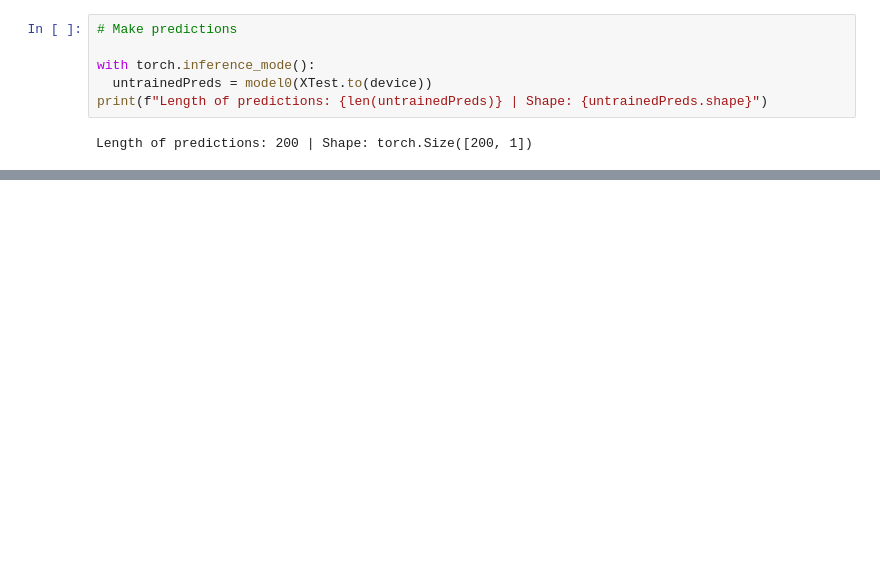
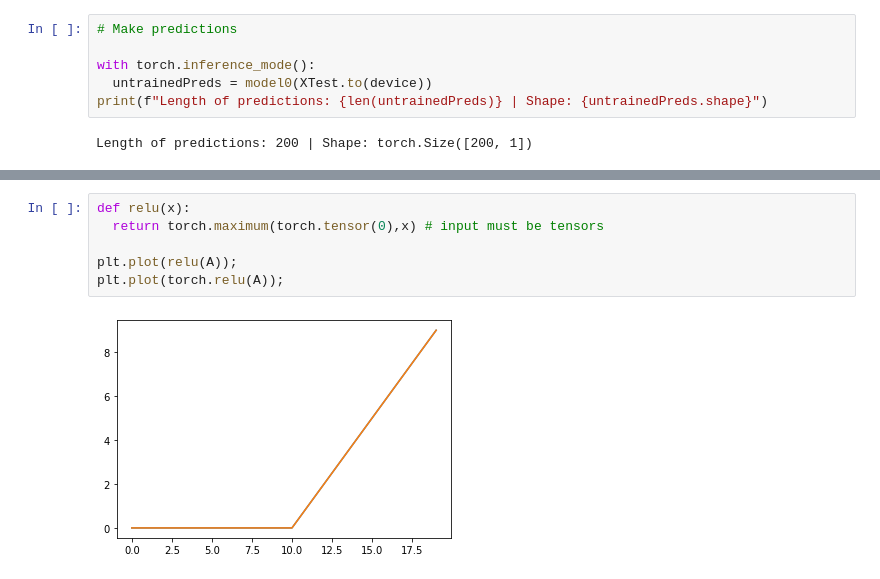
Before and after one commit to smbonilla/learningPyTorch, a Jupyter notebook: 02_pyTorchNeuralNetworkClassification.ipynb, the cells around one changed output, grey strips where cells are left out. Drawn from its saved outputs; the diff is of its cells as text; blank space fills up the shorter version.

```diff
--- a/02_pyTorchNeuralNetworkClassification.ipynb
+++ b/02_pyTorchNeuralNetworkClassification.ipynb
@@ -185,0 +691,8 @@ lossFn = nn.BCEWithLogitsLoss() # BSEWithLogitsLoss = sigmoid activation functio
+# %%
+def relu(x):
+  return torch.maximum(torch.tensor(0),x) # input must be tensors
+
+plt.plot(relu(A));
+plt.plot(torch.relu(A));
+# %% [output]
+[figure, added]
```
Also changed, not shown: parts of 43 cells of this notebook.
